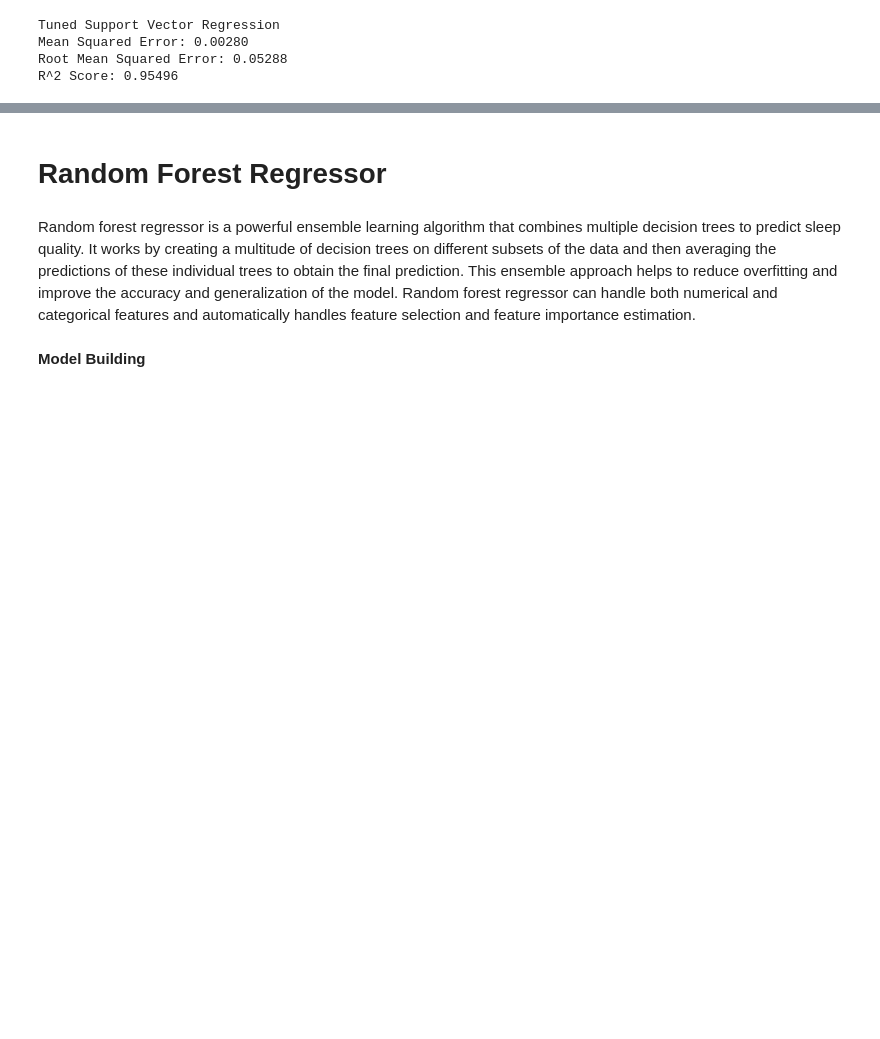
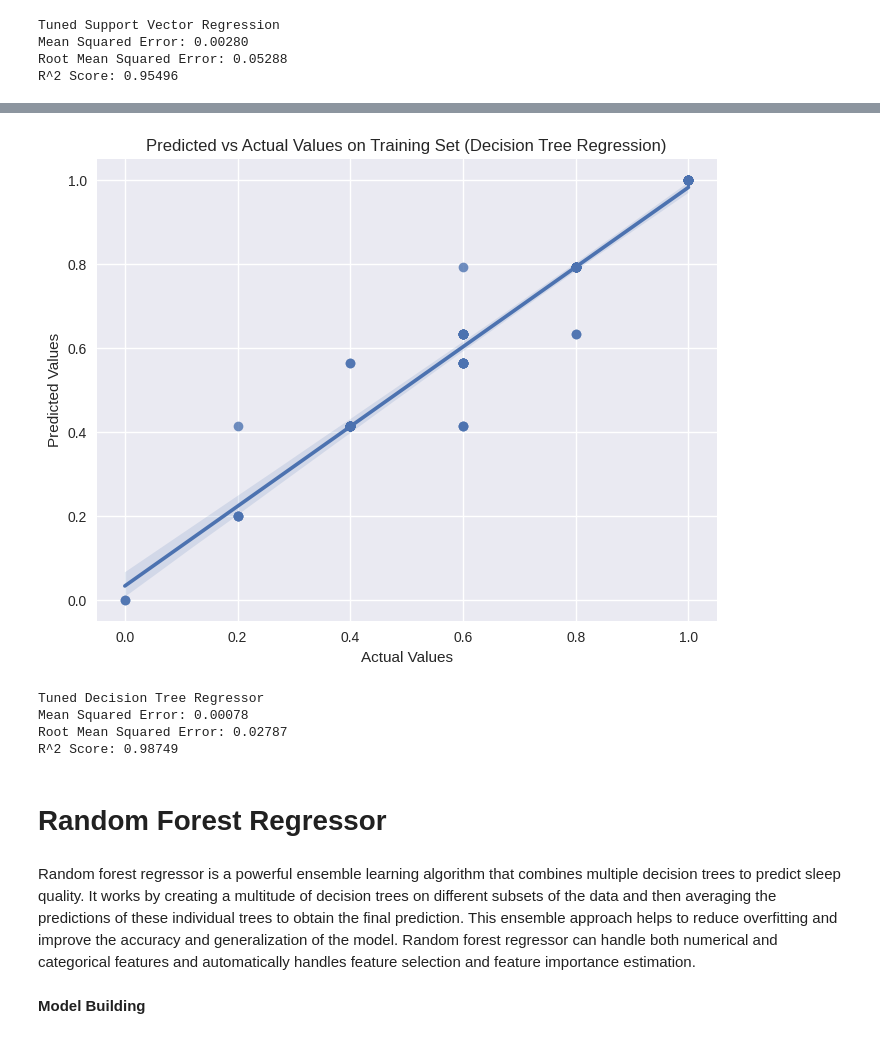
Before and after one commit to zhiweing/WID2003-INTRO-TO-DS-, a Jupyter notebook: “_Sleep_Health_Analysis_ipynb”.ipynb, the cells around one changed output, grey strips where cells are left out. Saved outputs shown, nothing was run; the diff lists cells and outputs as text; code cells hidden in the pictures; blank space fills up the shorter version.

```diff
--- a/“_Sleep_Health_Analysis_ipynb”.ipynb
+++ b/“_Sleep_Health_Analysis_ipynb”.ipynb
@@ -1163,3 +1071,78 @@ Leaf nodes with zero squared error represent perfect predictions for those subse
+# %%
+from sklearn.tree import DecisionTreeRegressor
+
+# Train an DTR model
+dtr_model = DecisionTreeRegressor(max_depth=3, random_state=2529)
+dtr_model.fit(X_train, y_train)
+
+# Make predictions on the training set
+y_pred_train_dtr = dtr_model.predict(X_train)
+
+#plot the actual vs. predicted values
+import matplotlib.pyplot as plt
+import seaborn as sns
+
+plt.figure(figsize=(8, 6))
+sns.regplot(x=y_train, y=y_pred_train_dtr)
+plt.xlabel("Actual Values")
+plt.ylabel("Predicted Values")
+plt.title("Predicted vs Actual Values on Training Set (Decision Tree Regression)")
+plt.show()
+# %% [output]
+[figure, added]
+# %%
+from sklearn.tree import DecisionTreeRegressor
+from sklearn.model_selection import GridSearchCV
+from sklearn.metrics import mean_squared_error, r2_score
+import numpy as np
+
+# Define the parameter grid to search
+param_grid = {'max_depth' : [2,3,4,5,6,7,8, 9, 10],
+              'criterion' : ['squared_error'],
+              'random_state' : [2529]}
+
+metrics = {
+    'Mean Squared Error': mean_squared_error,
+    'R^2 Score': r2_score
+}
+
+# Initialize the DTR model
+regressor = DecisionTreeRegressor(max_depth=3, random_state=42)
+
+# Perform grid search with cross-validation
+grid_search = GridSearchCV(regressor, param_grid, cv=5, scoring='neg_mean_squared_error')
+grid_search.fit(X_train, y_train)
+
+# Get the best parameters and best score
+best_params = grid_search.best_params_
+best_score = np.sqrt(-grid_search.best_score_)
+
+# Train the DTR model with the best parameters
+best_regressor = DecisionTreeRegressor(**best_params)
+best_regressor.fit(X_train, y_train)
+
+# Make predictions on the training set
+y_pred_train_dtr_tuned = best_regressor.predict(X_train)
+
+# Compute performance metrics on the training data
+performance_train_dtr_tuned = {}
+for metric_name, metric_func in metrics.items():
+    if metric_name == 'Mean Squared Error':
+        performance_train_dtr_tuned[metric_name] = metric_func(y_train, y_pred_train_dtr_tuned)
+        # Additionally, compute and include RMSE
+        performance_train_dtr_tuned['Root Mean Squared Error'] = np.sqrt(performance_train_dtr_tuned[metric_name])
+    else:
+        performance_train_dtr_tuned[metric_name] = metric_func(y_train, y_pred_train_dtr_tuned)
+
+# Print the results
+print("Tuned Decision Tree Regressor")
+for metric_name, metric_value in performance_train_dtr_tuned.items():
+    print("{}: {:.5f}".format(metric_name, metric_value))
+# %% [output]
+Tuned Decision Tree Regressor
+Mean Squared Error: 0.00078
+Root Mean Squared Error: 0.02787
+R^2 Score: 0.98749
 # %% [markdown]
 # **Random Forest Regressor**
 # %% [markdown]
```
Also changed, not shown: parts of 58 cells of this notebook.
